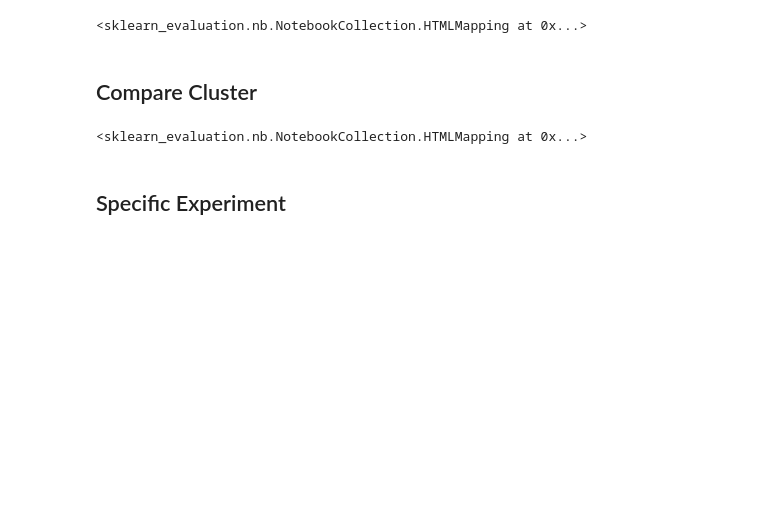
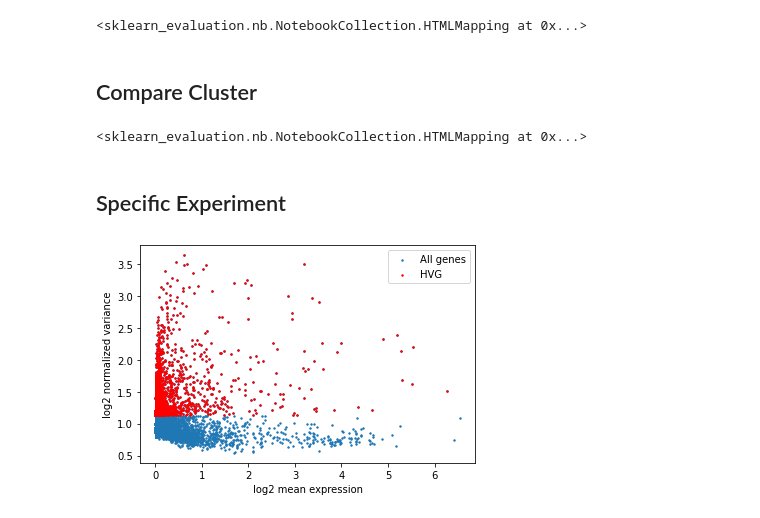
Before and after one commit to hisplan/mass-paral-param-search, a Jupyter notebook: single-cell/run-parallel-grid.ipynb, the cells around one changed output. Drawn from its saved outputs; the diff is of its cells as text; code cells hidden in the pictures; blank space fills up the shorter version.

```diff
--- a/single-cell/run-parallel-grid.ipynb
+++ b/single-cell/run-parallel-grid.ipynb
@@ -163,4 +188,8 @@ nbs["cluster"]
 <sklearn_evaluation.nb.NotebookCollection.HTMLMapping at 0x...>
 # %% [markdown]
 ## Specific Experiment
+# %%
+nbs["hvg"]["007"]
+# %% [output]
+[figure, added]
 # %%
```
Also changed, not shown: parts of 16 cells of this notebook.
